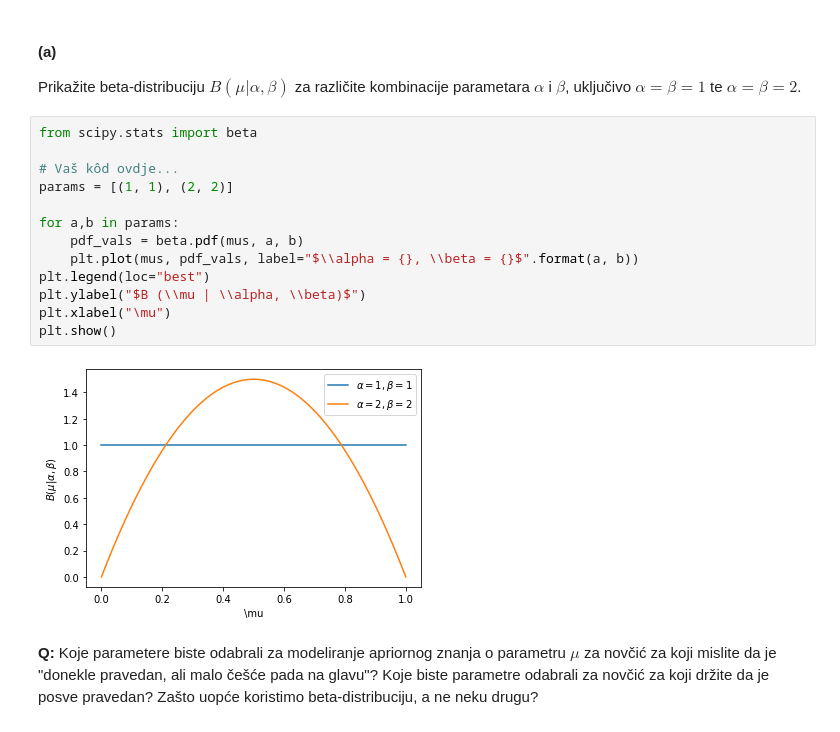
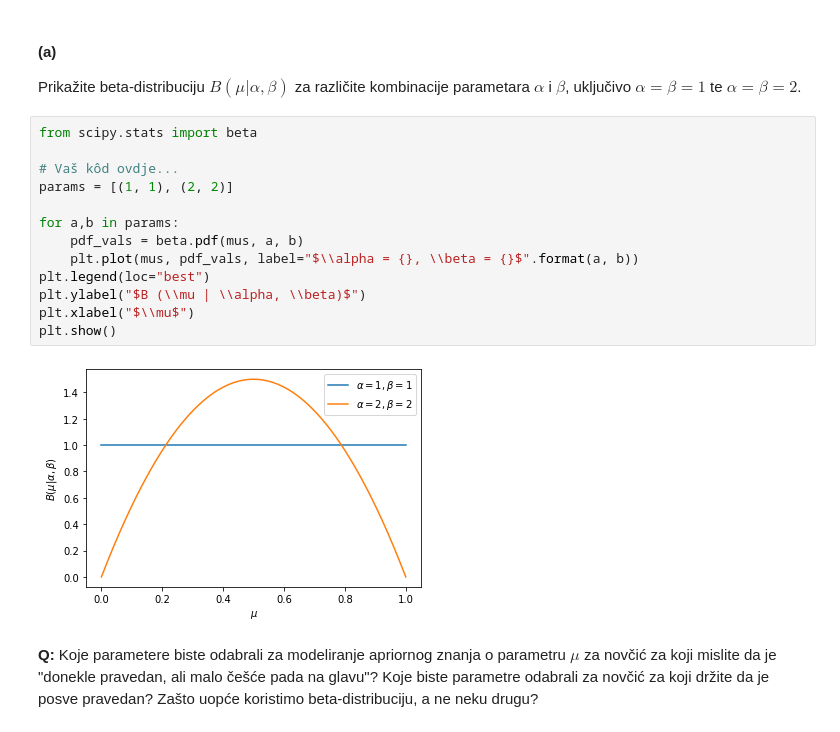
Before and after one commit to tomislavbjelcic/fer-tomislav, a Jupyter notebook: semestar_7/strojno/lab/SU1-2021-13-14-Procjena-parametara.ipynb, the cells around one changed output. Saved outputs shown, nothing was run; the diff lists cells and outputs as text.

```diff
--- a/semestar_7/strojno/lab/SU1-2021-13-14-Procjena-parametara.ipynb
+++ b/semestar_7/strojno/lab/SU1-2021-13-14-Procjena-parametara.ipynb
@@ -102,18 +102,18 @@ Prikažite beta-distribuciju $B(\mu|\alpha,\beta)$ za različite kombinacije par
 # %%
 from scipy.stats import beta
 
 # Vaš kôd ovdje...
 params = [(1, 1), (2, 2)]
 
 for a,b in params:
     pdf_vals = beta.pdf(mus, a, b)
     plt.plot(mus, pdf_vals, label="$\\alpha = {}, \\beta = {}$".format(a, b))
 plt.legend(loc="best")
 plt.ylabel("$B (\\mu | \\alpha, \\beta)$")
-plt.xlabel("\mu")
+plt.xlabel("$\\mu$")
 plt.show()
 # %% [output]
-[figure, old version]
+[figure, new version]
 # %% [markdown]
 **Q:** Koje parametere biste odabrali za modeliranje apriornog znanja o parametru $\mu$ za novčić za koji mislite da je "donekle pravedan, ali malo češće pada na glavu"? Koje biste parametre odabrali za novčić za koji držite da je posve pravedan? Zašto uopće koristimo beta-distribuciju, a ne neku drugu?
 # %% [markdown]
```
Also changed, not shown: parts of 13 cells of this notebook.
